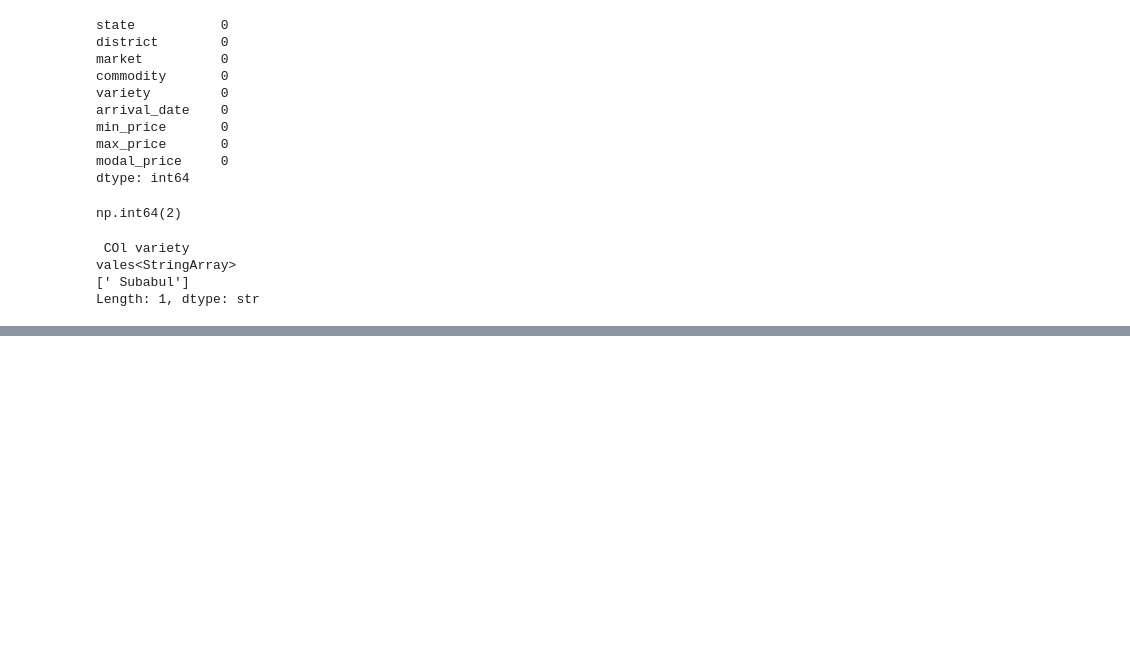
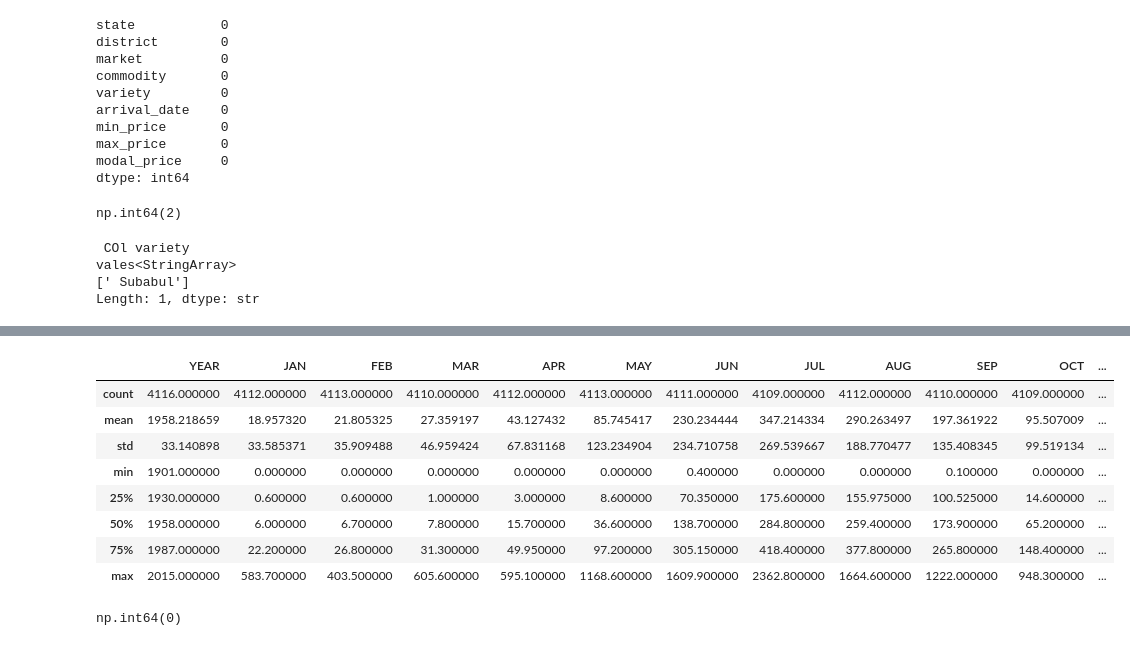
Before and after one commit to maanav-11/CropIQ, a Jupyter notebook: scripts/00_Explore.ipynb, the cells around one changed output, grey strips where cells are left out. Saved outputs shown, nothing was run; the diff lists cells and outputs as text; code cells hidden in the pictures; blank space fills up the shorter version.

```diff
--- a/scripts/00_Explore.ipynb
+++ b/scripts/00_Explore.ipynb
@@ -133,0 +197,16 @@ Length: 1, dtype: str
+# %%
+rain_ind.describe()
+# %% [output]
+|  | YEAR | JAN | FEB | MAR | APR | MAY | JUN | JUL | AUG | SEP | OCT | ... |
+| count | 4116.000000 | 4112.000000 | 4113.000000 | 4110.000000 | 4112.000000 | 4113.000000 | 4111.000000 | 4109.000000 | 4112.000000 | 4110.000000 | 4109.000000 | ... |
+| mean | 1958.218659 | 18.957320 | 21.805325 | 27.359197 | 43.127432 | 85.745417 | 230.234444 | 347.214334 | 290.263497 | 197.361922 | 95.507009 | ... |
+| std | 33.140898 | 33.585371 | 35.909488 | 46.959424 | 67.831168 | 123.234904 | 234.710758 | 269.539667 | 188.770477 | 135.408345 | 99.519134 | ... |
+| min | 1901.000000 | 0.000000 | 0.000000 | 0.000000 | 0.000000 | 0.000000 | 0.400000 | 0.000000 | 0.000000 | 0.100000 | 0.000000 | ... |
+| 25% | 1930.000000 | 0.600000 | 0.600000 | 1.000000 | 3.000000 | 8.600000 | 70.350000 | 175.600000 | 155.975000 | 100.525000 | 14.600000 | ... |
+| 50% | 1958.000000 | 6.000000 | 6.700000 | 7.800000 | 15.700000 | 36.600000 | 138.700000 | 284.800000 | 259.400000 | 173.900000 | 65.200000 | ... |
+| 75% | 1987.000000 | 22.200000 | 26.800000 | 31.300000 | 49.950000 | 97.200000 | 305.150000 | 418.400000 | 377.800000 | 265.800000 | 148.400000 | ... |
+| max | 2015.000000 | 583.700000 | 403.500000 | 605.600000 | 595.100000 | 1168.600000 | 1609.900000 | 2362.800000 | 1664.600000 | 1222.000000 | 948.300000 | ... |
+# %%
+rain_ind.duplicated().sum()
+# %% [output]
+np.int64(0)
```
Also changed, not shown: parts of 7 cells of this notebook, 29 other files.
